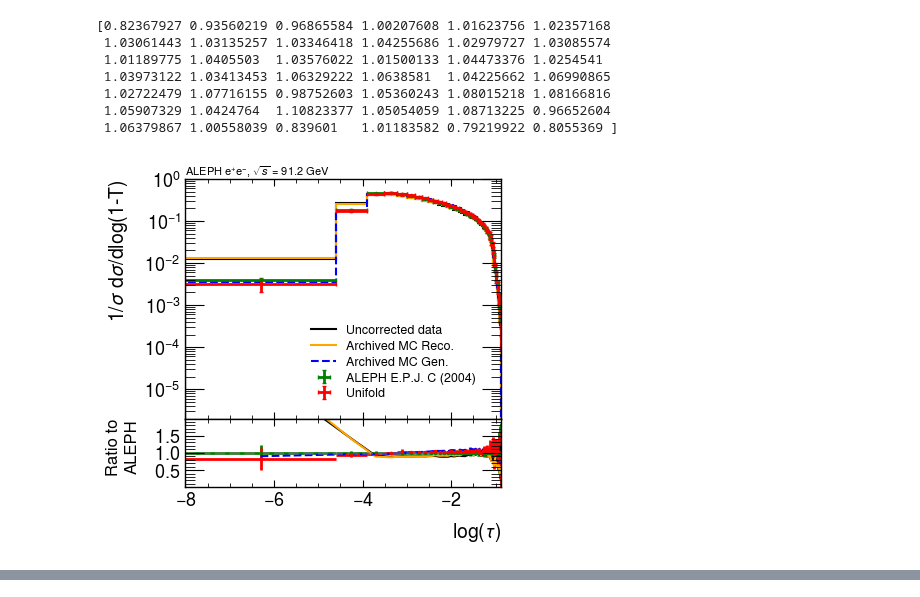
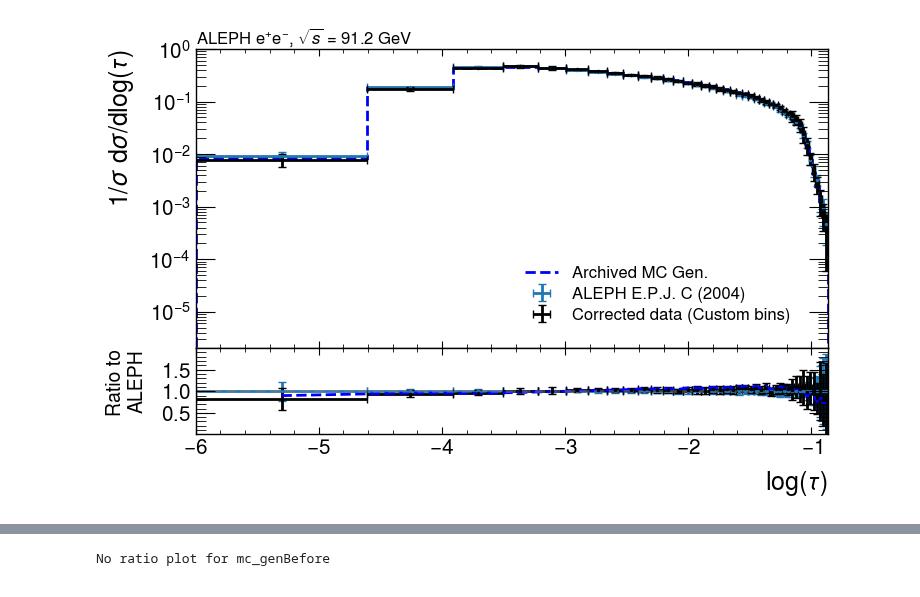
Before and after one commit to badeaa3/unfold-ee-logtau, a Jupyter notebook: Plotting/VisualizeResult.ipynb, the cells around one changed output, grey strips where cells are left out. Saved outputs shown, nothing was run; the diff lists cells and outputs as text; code cells hidden in the pictures.

Commit message:
push developments made for boost conference

```diff
--- a/Plotting/VisualizeResult.ipynb
+++ b/Plotting/VisualizeResult.ipynb
@@ -340,7 +578,7 @@ for key, val in conf.items():
         # style
         style = {
             "legend_loc" : "upper left",
-            "legend_bbox" : (0.32, 1.0),
+            "legend_bbox" : (0.34, 1.0),
             "legend_ncol" : 2,
             "legend_fontsize" : 5,
             "ax1_ylabel" : "Fractional Relative Error",
@@ -351,6 +589,8 @@ for key, val in conf.items():
             "ax1_ylim" : [5*10**-4, 2*10**1], #[0.5*10**-6, 5*10**-1],
             "bins" : bins,
             "ax2_ylim" : [0,1],
+            "figsize" : (8, 5), # (4,4)
+            "header_fontsize" : 12, # 8
         }
 
         # nominal
@@ -360,20 +600,24 @@ for key, val in conf.items():
         total_err = errors[key][f"unifold_{binType}_ensemble0"]["total"]
         individual = np.abs(errors[key][f"unifold_{binType}_ensemble0"]["individual"])
 
+        # 20 unique colors
+        colors = plt.cm.tab20.colors
+        color_cycle = itertools.cycle(colors)
+
         # inPlots
         inPlots = {}
-        inPlots["aleph"] = {"plotType": "stairs", "x": val["aleph"]["bins"], "y": val["aleph"]["yerr"] / val["aleph"]["y"], "color": "green", "label": 'ALEPH E.P.J. C (2004)', "ls":"-", "noratio":True}
+        inPlots["aleph"] = {"plotType": "stairs", "x": val["aleph"]["bins"], "y": val["aleph"]["yerr"] / val["aleph"]["y"], "color": next(color_cycle), "label": 'ALEPH E.P.J. C (2004)', "ls":"-", "noratio":True} # "green"
         inPlots["total"] = {"plotType": "stairs", "x": bins, "y": total_err / nominal[0], "color": None, "label": "Unifold Total Error", "ls":"-"}
+
         # other variations
-        colors = [plt.cm.tab20(i / individual.shape[1]) for i in range(individual.shape[1])]
-        labels = ["Stat. (w/o Bootstraps)", "NTPC", "Track pT", "Charged Energy", "Thrust w/o Neutrals", "Thrust w/ MissP", "Theory", "Ensemble"]
         for i in range(individual.shape[1]):
-            inPlots[f"component_{i}"] =  {"plotType": "stairs", "x": bins, "y": individual[:,i] / nominal[0], "color": colors[i], "label": labels[i], "ls": "-"} # f"Component {i}"
+            inPlots[f"component_{i}"] =  {"plotType": "stairs", "x": bins, "y": individual[:,i] / nominal[0], "color":  next(color_cycle), "label": individualErrorLabelOrder[i], "ls": "-"}
+
         # ratio denominator using the total error
         ratio_denom = [[total_err/nominal[0]], [errors[key][f"unifold_aleph_ensemble0"]["total"] / plots[key][f"unifold_aleph_ensemble0"][0]]]
 
         fig, (ax1, ax2) = plotThrust(style, inPlots, ratio_denom, epsilon = 1e-10)
-        plt.savefig(f"{key}_unifold_binning_{binType}_uncertaintyBreakdown.pdf", bbox_inches='tight')
+        # plt.savefig(f"{key}_unifold_binning_{binType}_uncertaintyBreakdown.pdf", bbox_inches='tight')
         plt.show()
         plt.close()
 # %% [output]
@@ -384,6 +628,6 @@ No ratio plot for aleph
 # %%
 for key, val in conf.items():
-    for ratioTo in ["aleph", "data", "genBefore"]:
+    for ratioTo in ["aleph", "data", "genBefore", "unifold"]:
 
         # bins
         binType = "aleph" if ratioTo == "aleph" else "nominal"
@@ -391,56 +635,79 @@ for key, val in conf.items():
         binwidths = bins[1:] - bins[:-1]
         bin_centers = (bins[:-1] + bins[1:]) / 2
 
+        # ratio limit
+        ax2_ylim = val["ax2_ylim"]
+        ax2_xlim = None
         # define denominator for ratio
         if ratioTo == "aleph":
             ratio_denom = [val["aleph"]["y"], val["aleph"]["yerr"]]
             ratio_denom = [ratio_denom] # expect list of lists
             ax2_ylabel = f'Ratio to\nALEPH'
-            print(plots[key][f"unifold_{binType}_ensemble0"][0]/val["aleph"]["y"])
-            print()
+            # print(plots[key][f"unifold_{binType}_ensemble0"][0]/val["aleph"]["y"])
+            # print()
         elif ratioTo == "data":
             ratio_denom = [plots[key][f"data_{binType}"], plots[key][f"data_aleph"]]
             ax2_ylabel = f'Ratio to\nRaw Data'
         elif ratioTo == "genBefore":
             ratio_denom = [plots[key][f"mc_genBefore_{binType}"], plots[key][f"mc_genBefore_aleph"]]
             ax2_ylabel = f'Ratio to\n MC Gen.'
+        elif ratioTo == "unifold":
+            ratio_denom = [plots[key][f"unifold_{binType}_ensemble0"], plots[key][f"unifold_aleph_ensemble0"]]
+            ax2_ylabel = f'Ratio to\nCorr. Data'
+            ax2_ylim = [0.78, 1.22]
+            ax2_xlim = None # [-3.5, -0.75]
         else:
             print("nothing")
 
         # style
         style = {
             "legend_loc" : val["legend"],
             "legend_bbox" : val["legend_bbox"],
             "legend_ncol" : 1,
-            "legend_fontsize" : 9,
+            "legend_fontsize" : 12, # 9
             "ax1_ylabel" : val["ax1_ylabel"],
             "ax1_yscale" : val["ax1_yscale"],
             "ax2_xlabel" : val["ax2_xlabel"],
             "ax2_xscale" : val["ax2_xscale"],
             "ax2_ylabel" : ax2_ylabel,
             "ax1_ylim" : val["ax1_ylim"],
             "bins" : bins,
-            "ax2_ylim" : val["ax2_ylim"],
+            "ax2_ylim" : ax2_ylim,
+            "ax2_xlim" : ax2_xlim,
+            "figsize" : (8, 5), # (4,4)
+            "header_fontsize" : 12, # 8
         }
+        # print(bins)
 
         # inPlots
         inPlots = {}
-        inPlots["aleph"] = {"plotType": "errorbar", "x": val["aleph"]["x"], "y": val["aleph"]["y"], "color": "green", "label": 'ALEPH E.P.J. C (2004)', "xerr":val["aleph"]["xerr"], "yerr":val["aleph"]["yerr"]}
-        inPlots["unifold"] = {"plotType": "errorbar", "x": bin_centers, "y": plots[key][f"unifold_{binType}_ensemble0"][0], "color": "red", "label": "Unifold", "xerr":binwidths/2, "yerr":errors[key][f"unifold_{binType}_ensemble0"]["total"]}
-        inPlots["data"] = {"plotType": "stairs", "x": bins, "y": plots[key][f"data_{binType}"][0], "color": "black", "label": "Uncorrected data", "ls":"-"}
-        inPlots["mc_reco"] = {"plotType": "stairs", "x": bins, "y": plots[key][f"mc_reco_{binType}"][0], "color": "orange", "label": "Archived MC Reco.", "ls":"-"}
-        inPlots["mc_genBefore"] = {"plotType": "stairs", "x": bins, "y": plots[key][f"mc_genBefore_{binType}"][0], "color": "blue", "label": "Archived MC Gen.", "ls":"--"}
+        inPlots["aleph"] = {"plotType": "errorbar", "x": val["aleph"]["x"], "y": val["aleph"]["y"], "color": colors[0], "label": 'ALEPH E.P.J. C (2004)', "xerr":val["aleph"]["xerr"], "yerr":val["aleph"]["yerr"], "alpha":0.25 if ratioTo=="unifold" else 1}
+        # if ratioTo == "genBefore":
+        #     inPlots["unifold_aleph"] = {"plotType": "errorbar", "x": val["aleph"]["x"], "y": plots[key][f"unifold_aleph_ensemble0"][0], "color": "black", "label": "Corrected data (ALEPH bins)", "xerr":val["aleph"]["xerr"], "yerr":errors[key][f"unifold_aleph_ensemble0"]["total"]}
+        inPlots["unifold"] = {"plotType": "errorbar", "x": bin_centers, "y": plots[key][f"unifold_{binType}_ensemble0"][0], "color": "black", "label": "Corrected data (Custom bins)", "xerr":binwidths/2, "yerr":errors[key][f"unifold_{binType}_ensemble0"]["total"], "noratio" : True if ratioTo == "unifold" else False}
+        # if not ratioTo == "aleph":
+        #     inPlots["unifold"].update({
+        #         "markersize":0.5,
+        #         "lw" : 0.5,
+        #         "capsize" : 0.5
+        #         })
+        # inPlots["data"] = {"plotType": "stairs", "x": bins, "y": plots[key][f"data_{binType}"][0], "color": "gray", "label": "Uncorrected data", "ls":"-"}
+        # inPlots["mc_reco"] = {"plotType": "stairs", "x": bins, "y": plots[key][f"mc_reco_{binType}"][0], "color": "orange", "label": "Archived MC Reco.", "ls":"-"}
+        inPlots["mc_genBefore"] = {"plotType": "stairs", "x": bins, "y": plots[key][f"mc_genBefore_{binType}"][0], "color": "blue", "label": "Archived MC Gen.", "ls":"--", "noratio" : True if ratioTo == "genBefore" else False}
+        # theory comparison plots
+        # inPlots["Pythia8"] = {"plotType": "stairs", "x": bins, "y": plots[key][f"Pythia8_{binType}"][0], "color": "orange", "label": "Pythia 8", "ls":"--"} # , "noratio" : True if ratioTo == "genBefore" else False}
+        # inPlots["Herwig"] = {"plotType": "stairs", "x": bins, "y": plots[key][f"Herwig_{binType}"][0], "color": "purple", "label": "Herwig", "ls":"--"} #, "noratio" : True if ratioTo == "genBefore" else False}
+        # inPlots["Sherpa"] = {"plotType": "stairs", "x": bins, "y": plots[key][f"Sherpa_{binType}"][0], "color": "green", "label": "Sherpa", "ls":"--"} #, "noratio" : True if ratioTo == "genBefore" else False}
 
+        # make figure
         fig, (ax1, ax2) = plotThrust(style, inPlots, ratio_denom, epsilon = 1e-10)
-        plt.savefig(f"{key}_unifold_ratioTo_{ratioTo}.pdf", bbox_inches='tight')
+
+        # plt.savefig(f"{key}_unifold_ratioTo_{ratioTo}.pdf", bbox_inches='tight')
+        # plt.savefig(f"boostPlots/{key}_unifold_ratioTo_{ratioTo}_ALEPHBins.pdf", bbox_inches='tight')
+        plt.savefig(f"boostPlots/{key}_unifold_ratioTo_{ratioTo}_CustomBins.pdf", bbox_inches='tight')
+        # plt.savefig(f"boostPlots/{key}_unifold_ratioTo_{ratioTo}_CustomBinsTheoryComparison.pdf", bbox_inches='tight')
+        # plt.savefig(f"boostPlots/{key}_unifold_ratioTo_{ratioTo}_NoUniFold.pdf", bbox_inches='tight')
         plt.show()
         plt.close()
 # %% [output]
-[0.82367927 0.93560219 0.96865584 1.00207608 1.01623756 1.02357168
- 1.03061443 1.03135257 1.03346418 1.04255686 1.02979727 1.03085574
- 1.01189775 1.0405503  1.03576022 1.01500133 1.04473376 1.0254541
- 1.03973122 1.03413453 1.06329222 1.0638581  1.04225662 1.06990865
- 1.02722479 1.07716155 0.98752603 1.05360243 1.08015218 1.08166816
- 1.05907329 1.0424764  1.10823377 1.05054059 1.08713225 0.96652604
- 1.06379867 1.00558039 0.839601   1.01183582 0.79219922 0.8055369 ]
-[figure, old version]
+[figure, new version]
@@ -447,0 +715 @@ for key, val in conf.items():
+No ratio plot for mc_genBefore
```
Also changed, not shown: parts of 15 cells of this notebook, 5 other files.
